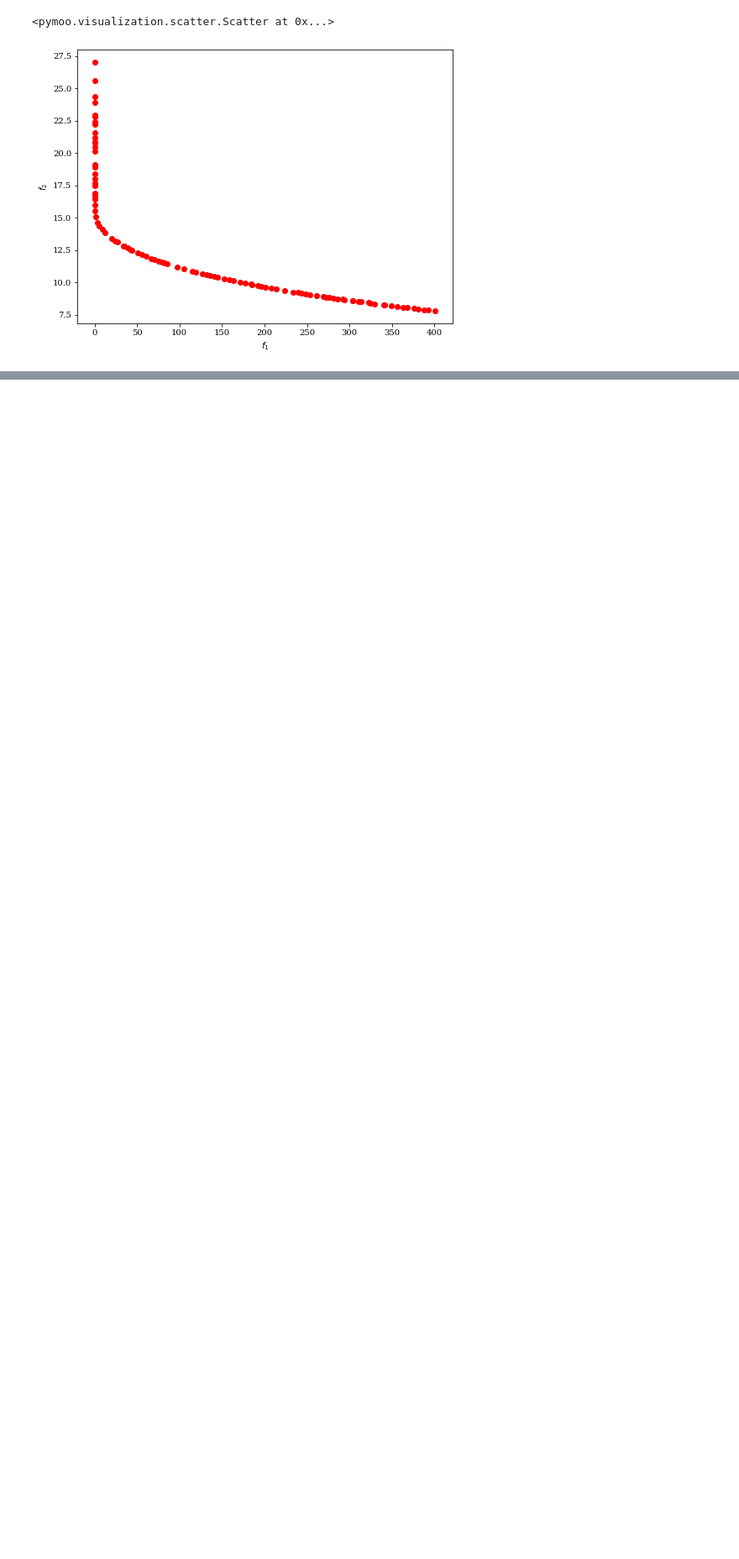
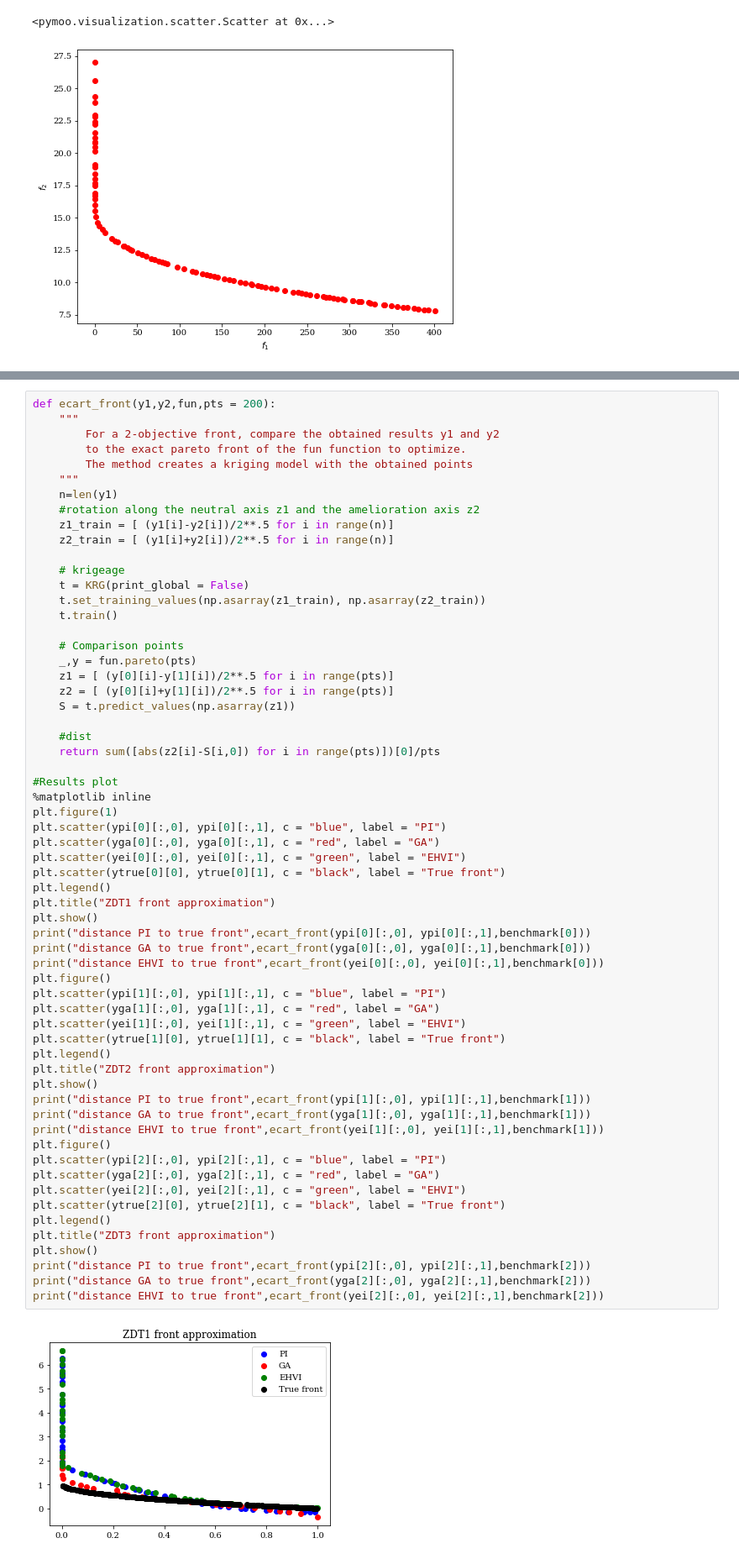
Before and after one commit to onera/smoot, a Jupyter notebook: tutorial/SMOOT.ipynb, the cells around one changed output, grey strips where cells are left out. Shown at 84% size. Cells and saved outputs as stored; diff of their text form; blank space fills up the shorter version.

```diff
--- a/tutorial/SMOOT.ipynb
+++ b/tutorial/SMOOT.ipynb
@@ -180,0 +263,63 @@ We can see that the obtained front is close from the one obtained without using
+# %%
+def ecart_front(y1,y2,fun,pts = 200):
+    """
+        For a 2-objective front, compare the obtained results y1 and y2
+        to the exact pareto front of the fun function to optimize.
+        The method creates a kriging model with the obtained points
+    """
+    n=len(y1)
+    #rotation along the neutral axis z1 and the amelioration axis z2
+    z1_train = [ (y1[i]-y2[i])/2**.5 for i in range(n)]
+    z2_train = [ (y1[i]+y2[i])/2**.5 for i in range(n)]
+
+    # krigeage
+    t = KRG(print_global = False)
+    t.set_training_values(np.asarray(z1_train), np.asarray(z2_train))
+    t.train()
+
+    # Comparison points
+    _,y = fun.pareto(pts)
+    z1 = [ (y[0][i]-y[1][i])/2**.5 for i in range(pts)]
+    z2 = [ (y[0][i]+y[1][i])/2**.5 for i in range(pts)]
+    S = t.predict_values(np.asarray(z1))
+
+    #dist
+    return sum([abs(z2[i]-S[i,0]) for i in range(pts)])[0]/pts
+
+#Results plot
+%matplotlib inline
+plt.figure(1)
+plt.scatter(ypi[0][:,0], ypi[0][:,1], c = "blue", label = "PI")
+plt.scatter(yga[0][:,0], yga[0][:,1], c = "red", label = "GA")
+plt.scatter(yei[0][:,0], yei[0][:,1], c = "green", label = "EHVI")
+plt.scatter(ytrue[0][0], ytrue[0][1], c = "black", label = "True front")
+plt.legend()
+plt.title("ZDT1 front approximation")
+plt.show()
+print("distance PI to true front",ecart_front(ypi[0][:,0], ypi[0][:,1],benchmark[0]))
+print("distance GA to true front",ecart_front(yga[0][:,0], yga[0][:,1],benchmark[0]))
+print("distance EHVI to true front",ecart_front(yei[0][:,0], yei[0][:,1],benchmark[0]))
+plt.figure()
+plt.scatter(ypi[1][:,0], ypi[1][:,1], c = "blue", label = "PI")
+plt.scatter(yga[1][:,0], yga[1][:,1], c = "red", label = "GA")
+plt.scatter(yei[1][:,0], yei[1][:,1], c = "green", label = "EHVI")
+plt.scatter(ytrue[1][0], ytrue[1][1], c = "black", label = "True front")
+plt.legend()
+plt.title("ZDT2 front approximation")
+plt.show()
+print("distance PI to true front",ecart_front(ypi[1][:,0], ypi[1][:,1],benchmark[1]))
+print("distance GA to true front",ecart_front(yga[1][:,0], yga[1][:,1],benchmark[1]))
+print("distance EHVI to true front",ecart_front(yei[1][:,0], yei[1][:,1],benchmark[1]))
+plt.figure()
+plt.scatter(ypi[2][:,0], ypi[2][:,1], c = "blue", label = "PI")
+plt.scatter(yga[2][:,0], yga[2][:,1], c = "red", label = "GA")
+plt.scatter(yei[2][:,0], yei[2][:,1], c = "green", label = "EHVI")
+plt.scatter(ytrue[2][0], ytrue[2][1], c = "black", label = "True front")
+plt.legend()
+plt.title("ZDT3 front approximation")
+plt.show()
+print("distance PI to true front",ecart_front(ypi[2][:,0], ypi[2][:,1],benchmark[2]))
+print("distance GA to true front",ecart_front(yga[2][:,0], yga[2][:,1],benchmark[2]))
+print("distance EHVI to true front",ecart_front(yei[2][:,0], yei[2][:,1],benchmark[2]))
+# %% [output]
+[figure, added]
```
Also changed, not shown: parts of 12 cells of this notebook, 6 other files.
